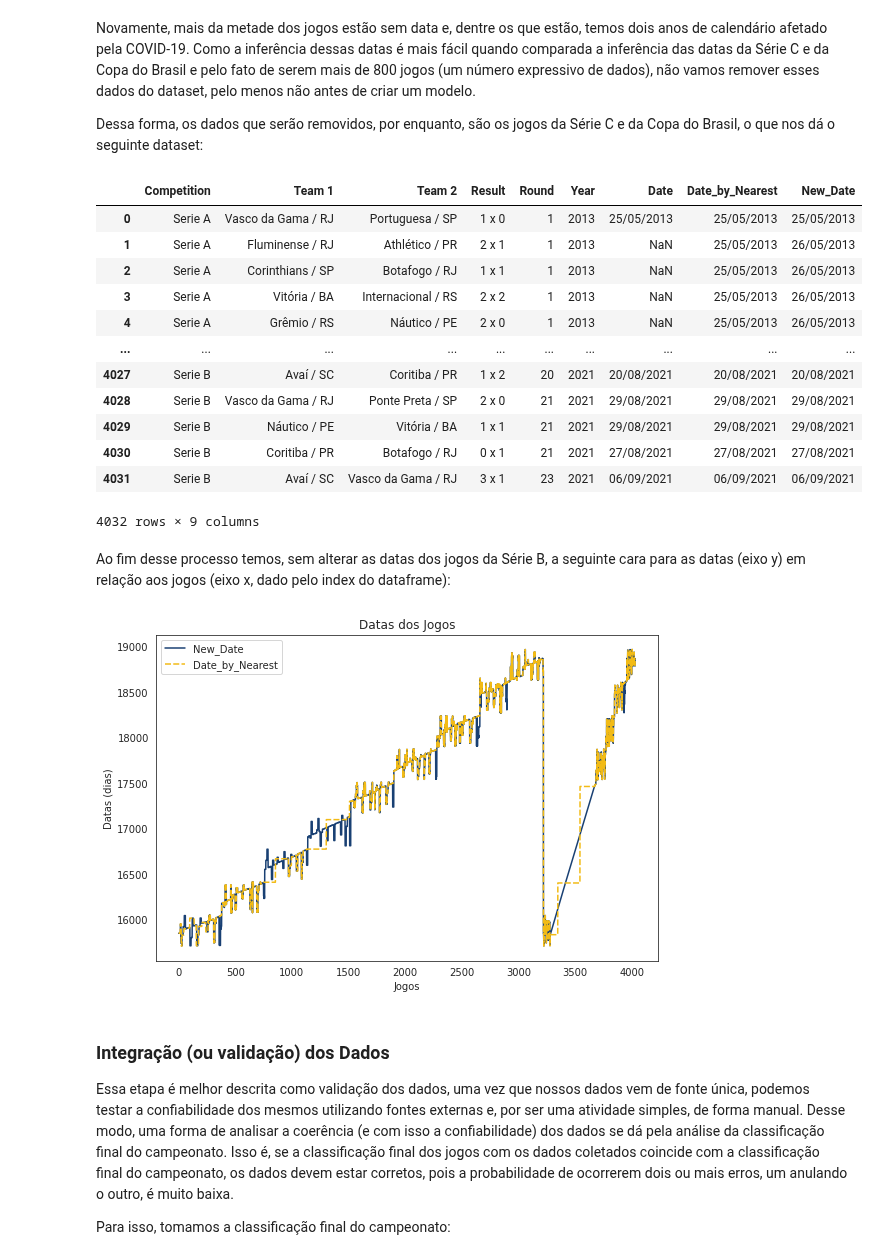
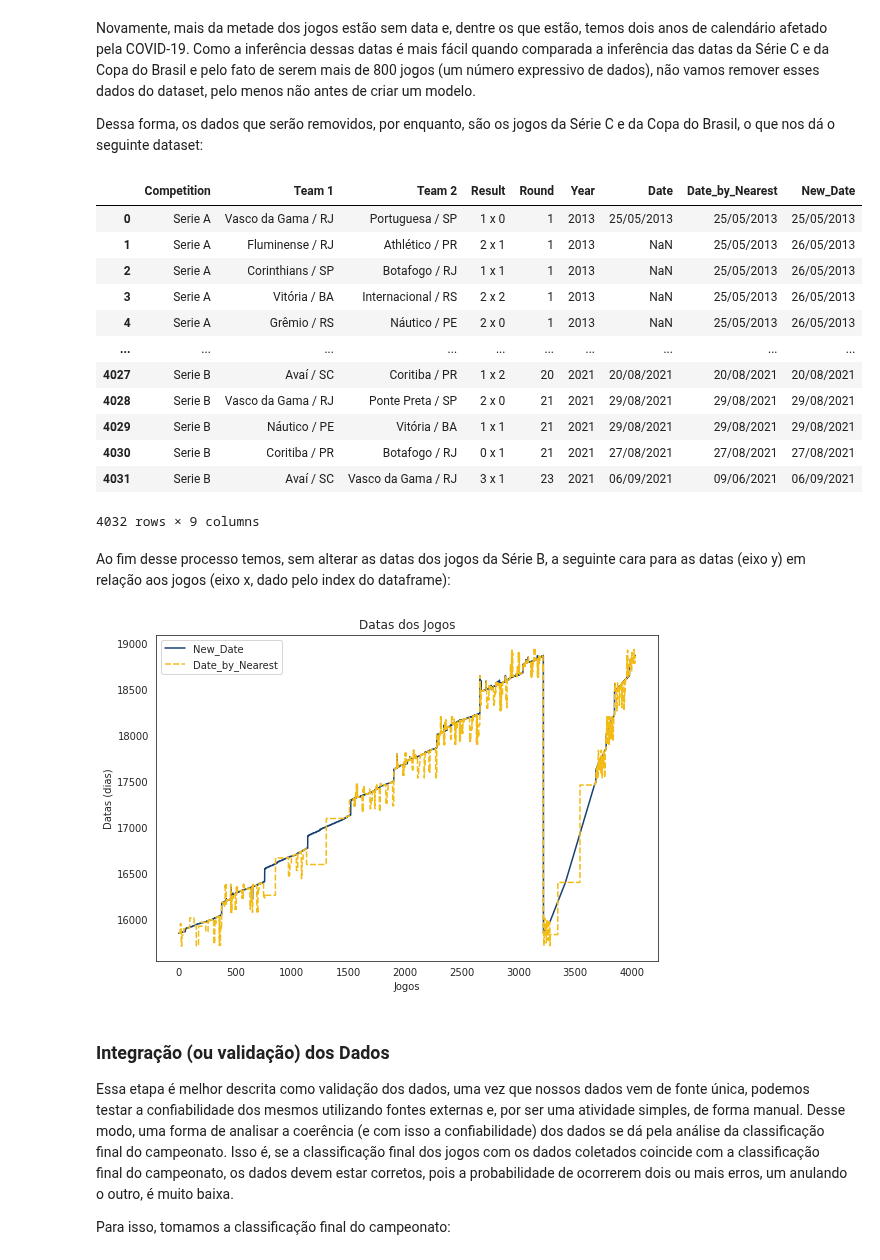
Before and after one commit to HannaRF/web-scraping, a Jupyter notebook: project.ipynb, the cells around one changed output. Drawn from its saved outputs; the diff is of its cells as text; code cells hidden in the pictures.

```diff
--- a/project.ipynb
+++ b/project.ipynb
@@ -285,7 +285,7 @@ count
 # %% [markdown]
 Nossa opção se dará pelo segundo caminho, ou seja, buscar inferir os valores faltantes por meio dos valores existentes. Para isso, vamos usar a interpolação pelos valores próximos. O código nas linhas 7 a 15 são para corrigir um problema de data, onde alguns valores estava sendo considerados no formato mm/dd/aaaa.
 # %%
-df['Date_by_Nearest'] = matplotlib.dates.date2num(pd.to_datetime(df['Date']))
+df['Date_by_Nearest'] = matplotlib.dates.date2num(pd.to_datetime(df['Date'], dayfirst = True))
 df['Date_by_Nearest'].interpolate(method = 'nearest', inplace = True)
 df['Date_by_Nearest'] = df['Date_by_Nearest'].apply(np.round)
 df['Date_by_Nearest'] = matplotlib.dates.num2date(df['Date_by_Nearest'])
@@ -934,7 +934,7 @@ df
 | 4028 | Serie B | Vasco da Gama / RJ | Ponte Preta / SP | 2 x 0 | 21 | 2021 | 29/08/2021 | 29/08/2021 | 29/08/2021 |
 | 4029 | Serie B | Náutico / PE | Vitória / BA | 1 x 1 | 21 | 2021 | 29/08/2021 | 29/08/2021 | 29/08/2021 |
 | 4030 | Serie B | Coritiba / PR | Botafogo / RJ | 0 x 1 | 21 | 2021 | 27/08/2021 | 27/08/2021 | 27/08/2021 |
-| 4031 | Serie B | Avaí / SC | Vasco da Gama / RJ | 3 x 1 | 23 | 2021 | 06/09/2021 | 06/09/2021 | 06/09/2021 |
+| 4031 | Serie B | Avaí / SC | Vasco da Gama / RJ | 3 x 1 | 23 | 2021 | 06/09/2021 | 09/06/2021 | 06/09/2021 |
 4032 rows × 9 columns
 # %% [markdown]
 Ao fim desse processo temos, sem alterar as datas dos jogos da Série B, a seguinte cara para as datas (eixo y) em relação aos jogos (eixo x, dado pelo index do dataframe):
@@ -946,19 +946,19 @@ colors = {'vinho':'#A60A33',
           'vermelho':'#D93829'}
 # %%
 aux_df = df.copy()
-aux_df['Date_by_Nearest'] = matplotlib.dates.date2num(pd.to_datetime(aux_df['Date_by_Nearest']))
-aux_df['New_Date'] = matplotlib.dates.date2num(pd.to_datetime(aux_df['New_Date']))
+aux_df['Date_by_Nearest'] = matplotlib.dates.date2num(pd.to_datetime(aux_df['Date_by_Nearest'], dayfirst = True))
+aux_df['New_Date'] = matplotlib.dates.date2num(pd.to_datetime(aux_df['New_Date'], dayfirst = True))
 
 plt.figure(figsize=(9,6))
 sns.lineplot(data = aux_df[['New_Date','Date_by_Nearest']],
              palette = [colors['azul'],colors['amarelo']])
 
 plt.title("Datas dos Jogos")
 plt.xlabel("Jogos")
 plt.ylabel("Datas (dias)")
 plt.show()
 # %% [output]
-[figure, old version]
+[figure, new version]
 # %% [markdown]
 ### Integração (ou validação) dos Dados
 
```
Also changed, not shown: parts of 10 cells of this notebook, 1 other file.
